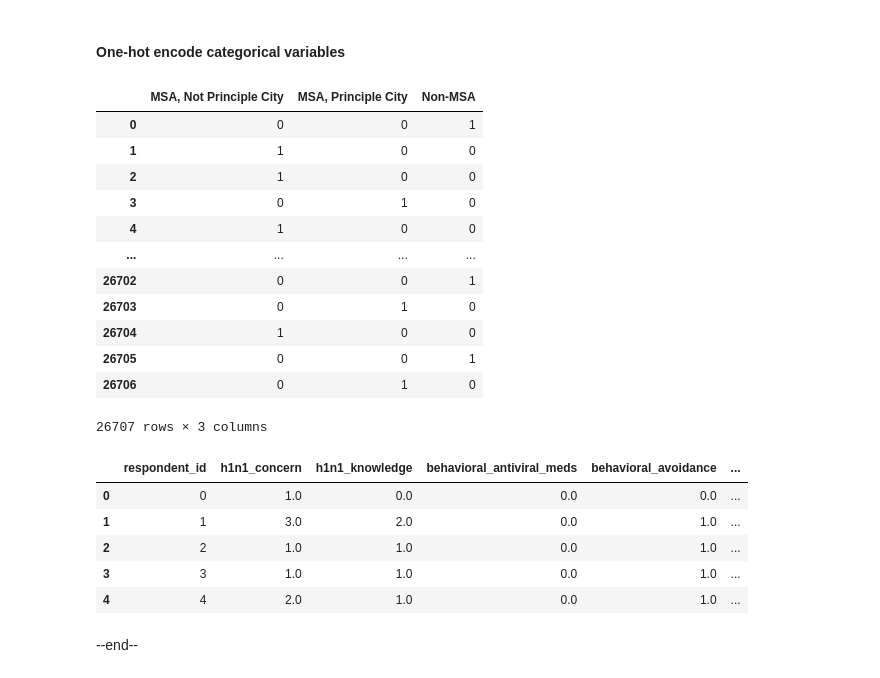
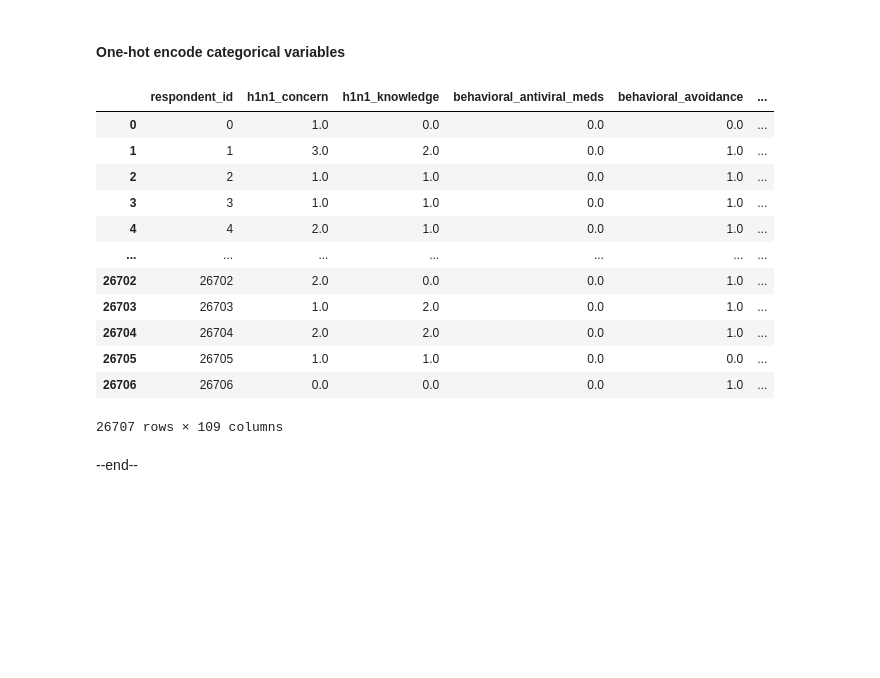
Before and after one commit to lnbalon/mab2133, a Jupyter notebook: workshop/notebooks/01-support-vector-machine.ipynb, the cells around one changed output. Cells and saved outputs as stored; diff of their text form; code cells hidden in the pictures; blank space fills up the shorter version.

```diff
--- a/workshop/notebooks/01-support-vector-machine.ipynb
+++ b/workshop/notebooks/01-support-vector-machine.ipynb
@@ -199,6 +197,12 @@ plt.show()
 [back to top](#toc)
 # %% [markdown]
 #### One-hot encode categorical variables
+# %%
+cols_to_drop = ['age_group', 'education', 'race', 'sex',
+                'income_poverty', 'marital_status', 'rent_or_own',
+                'employment_status', 'hhs_geo_region', 'census_msa',
+                'employment_industry', 'employment_occupation',
+                'vaccination_category', 'count']
 # %%
 age_group = pd.get_dummies(train_df['age_group'])
 education = pd.get_dummies(train_df['education'])
@@ -213,30 +217,30 @@ employment_industry = pd.get_dummies(train_df['employment_industry'])
 employment_occupation = pd.get_dummies(train_df['employment_occupation'])
 census_msa = pd.get_dummies(train_df['census_msa'])
 # %%
-census_msa
+one_hot_encoded = pd.concat([age_group, education, race, sex, income_poverty,
+                            marital_status, rent_or_own, employment_industry,
+                            employment_status, hhs_geo_region, employment_occupation,
+                            census_msa], axis=1)
-# %% [output]
-|  | MSA, Not Principle City | MSA, Principle City | Non-MSA |
-| 0 | 0 | 0 | 1 |
-| 1 | 1 | 0 | 0 |
-| 2 | 1 | 0 | 0 |
-| 3 | 0 | 1 | 0 |
-| 4 | 1 | 0 | 0 |
-| ... | ... | ... | ... |
-| 26702 | 0 | 0 | 1 |
-| 26703 | 0 | 1 | 0 |
-| 26704 | 1 | 0 | 0 |
-| 26705 | 0 | 0 | 1 |
-| 26706 | 0 | 1 | 0 |
-26707 rows × 3 columns
 # %%
-train_df.head()
+train_df_dropped = train_df.drop(columns=cols_to_drop)
-# %% [output]
-|  | respondent_id | h1n1_concern | h1n1_knowledge | behavioral_antiviral_meds | behavioral_avoidance | ... |
-| 0 | 0 | 1.0 | 0.0 | 0.0 | 0.0 | ... |
-| 1 | 1 | 3.0 | 2.0 | 0.0 | 1.0 | ... |
-| 2 | 2 | 1.0 | 1.0 | 0.0 | 1.0 | ... |
-| 3 | 3 | 1.0 | 1.0 | 0.0 | 1.0 | ... |
-| 4 | 4 | 2.0 | 1.0 | 0.0 | 1.0 | ... |
+# %%
+train_df_concatenated = pd.concat([train_df_dropped, one_hot_encoded], axis=1)
+# %%
+train_df_concatenated
+# %% [output]
+|  | respondent_id | h1n1_concern | h1n1_knowledge | behavioral_antiviral_meds | behavioral_avoidance | ... |
+| 0 | 0 | 1.0 | 0.0 | 0.0 | 0.0 | ... |
+| 1 | 1 | 3.0 | 2.0 | 0.0 | 1.0 | ... |
+| 2 | 2 | 1.0 | 1.0 | 0.0 | 1.0 | ... |
+| 3 | 3 | 1.0 | 1.0 | 0.0 | 1.0 | ... |
+| 4 | 4 | 2.0 | 1.0 | 0.0 | 1.0 | ... |
+| ... | ... | ... | ... | ... | ... | ... |
+| 26702 | 26702 | 2.0 | 0.0 | 0.0 | 1.0 | ... |
+| 26703 | 26703 | 1.0 | 2.0 | 0.0 | 1.0 | ... |
+| 26704 | 26704 | 2.0 | 2.0 | 0.0 | 1.0 | ... |
+| 26705 | 26705 | 1.0 | 1.0 | 0.0 | 0.0 | ... |
+| 26706 | 26706 | 0.0 | 0.0 | 0.0 | 1.0 | ... |
+26707 rows × 109 columns
 # %% [markdown]
 --end--
 <a name="bottom"></a>
```
Also changed, not shown: parts of 4 cells of this notebook.
